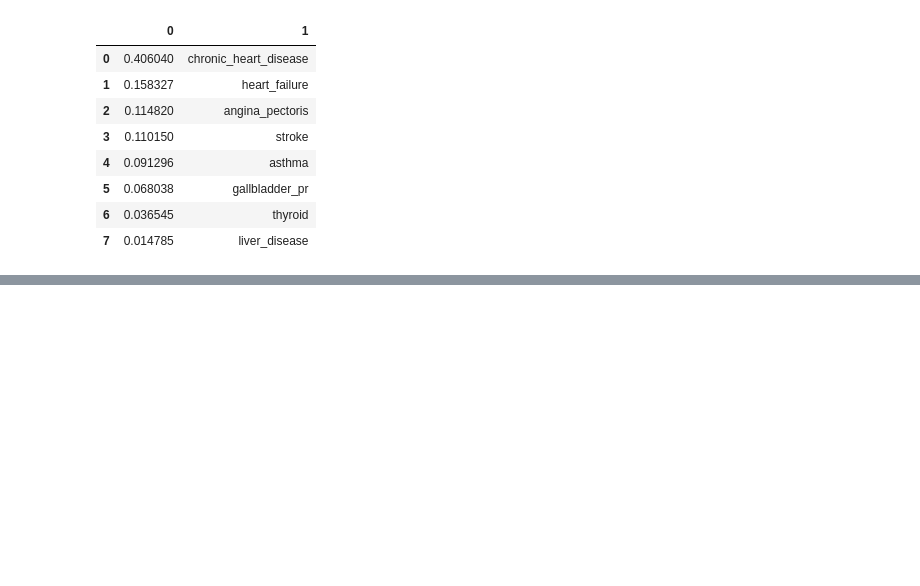
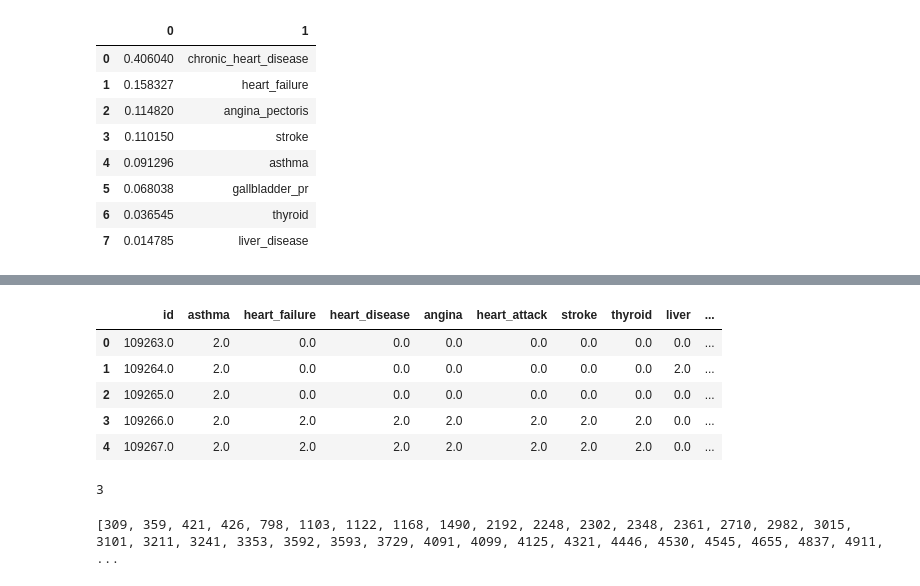
Before and after one commit to JoseMelvin-Calleja/CryptoClustering, a Jupyter notebook: hyper_parameter_tuning.ipynb, the cells around one changed output, grey strips where cells are left out. Cells and saved outputs as stored; diff of their text form; code cells hidden in the pictures; blank space fills up the shorter version.

```diff
--- a/hyper_parameter_tuning.ipynb
+++ b/hyper_parameter_tuning.ipynb
@@ -241,0 +280,23 @@ importances_df
+# %%
+mc_df['asthma'] = mc_df['asthma'].fillna(0)
+mc_df['heart_failure'] = mc_df['heart_failure'].fillna(0)
+mc_df['heart_disease'] = mc_df['heart_disease'].fillna(0)
+mc_df['angina'] = mc_df['angina'].fillna(0)
+mc_df['heart_attack'] = mc_df['heart_attack'].fillna(0)
+mc_df['stroke'] = mc_df['stroke'].fillna(0)
+mc_df['thyroid'] = mc_df['thyroid'].fillna(0)
+mc_df['liver'] = mc_df['liver'].fillna(0)
+mc_df['gallbladder'] = mc_df['gallbladder'].fillna(0)
+
+mc_df.head()
+# %% [output]
+|  | id | asthma | heart_failure | heart_disease | angina | heart_attack | stroke | thyroid | liver | ... |
+| 0 | 109263.0 | 2.0 | 0.0 | 0.0 | 0.0 | 0.0 | 0.0 | 0.0 | 0.0 | ... |
+| 1 | 109264.0 | 2.0 | 0.0 | 0.0 | 0.0 | 0.0 | 0.0 | 0.0 | 2.0 | ... |
+| 2 | 109265.0 | 2.0 | 0.0 | 0.0 | 0.0 | 0.0 | 0.0 | 0.0 | 0.0 | ... |
+| 3 | 109266.0 | 2.0 | 2.0 | 2.0 | 2.0 | 2.0 | 2.0 | 2.0 | 0.0 | ... |
+| 4 | 109267.0 | 2.0 | 2.0 | 2.0 | 2.0 | 2.0 | 2.0 | 2.0 | 0.0 | ... |
+# %%
+mc_df['asthma'].nunique()
+# %% [output]
+3
@@ -241,0 +305,4 @@ importances_df
+# %%
+print(index_drop)
+# %% [output]
+[309, 359, 421, 426, 798, 1103, 1122, 1168, 1490, 2192, 2248, 2302, 2348, 2361, 2710, 2982, 3015, 3101, 3211, 3241, 3353, 3592, 3593, 3729, 4091, 4099, 4125, 4321, 4446, 4530, 4545, 4655, 4837, 4911,  ...
```
Also changed, not shown: parts of 72 cells of this notebook.
